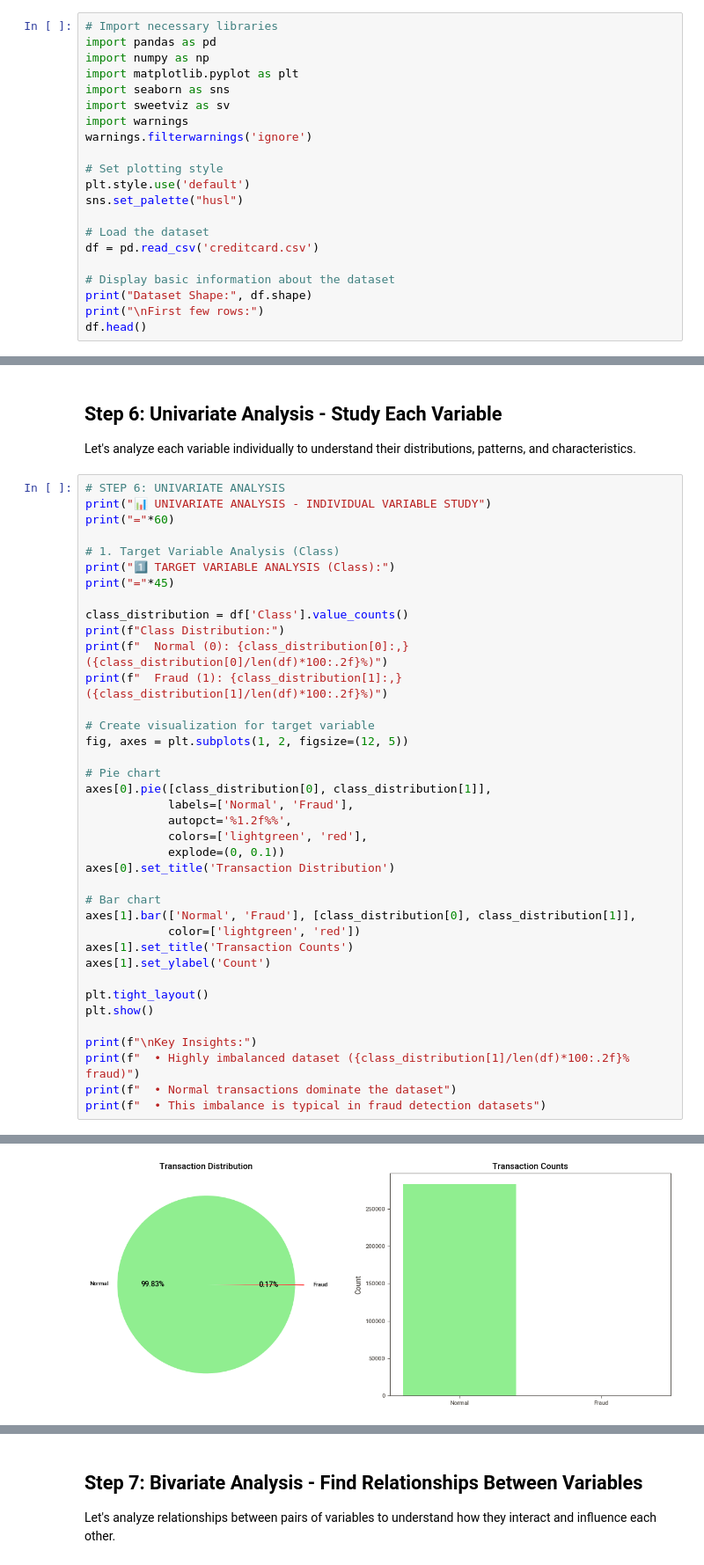
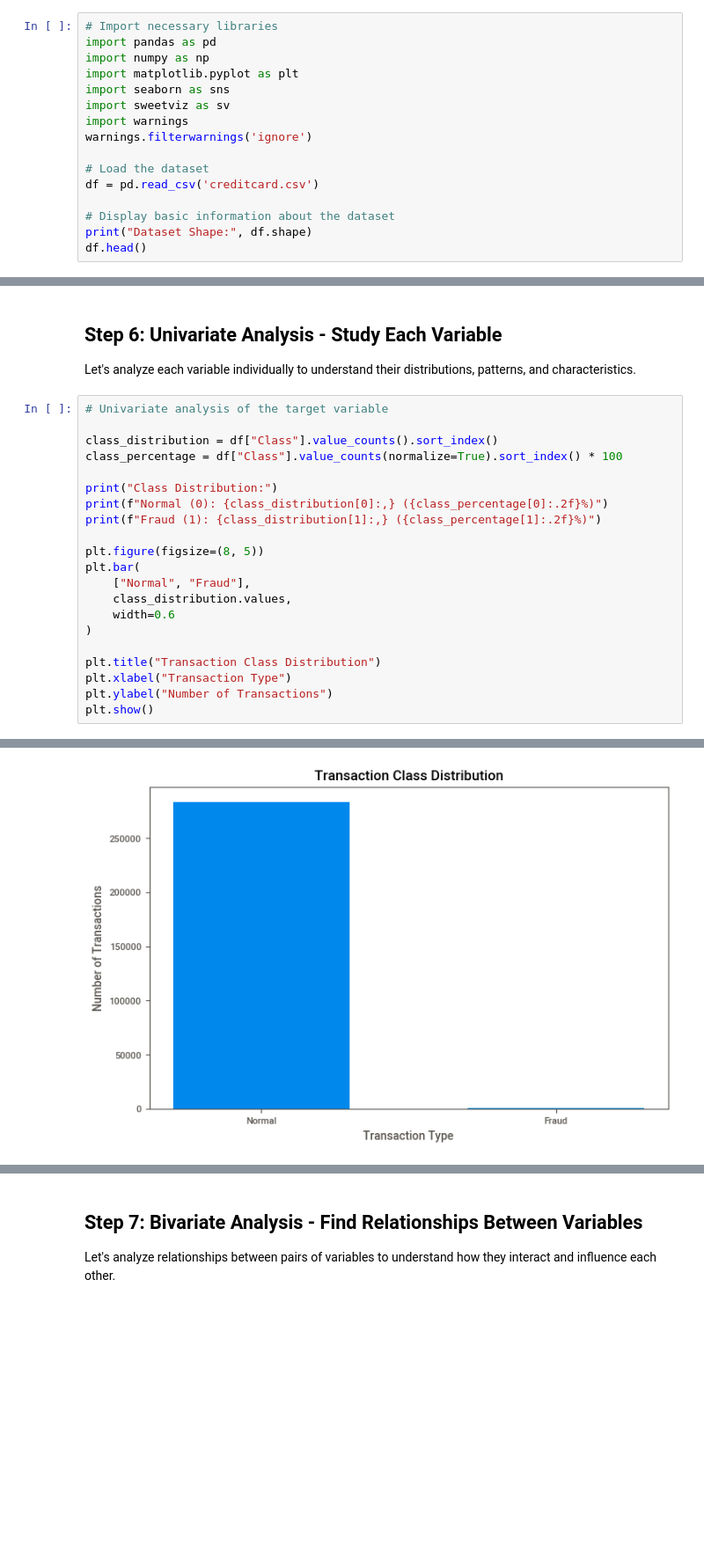
Before and after one commit to Eng-Abdullah-H/credit-card-fraud-eda, a Jupyter notebook: creditcard.ipynb, the cells around one changed output, grey strips where cells are left out. Shown at 88% size. Drawn from its saved outputs; the diff is of its cells as text; blank space fills up the shorter version.

```diff
--- a/creditcard.ipynb
+++ b/creditcard.ipynb
@@ -39,16 +43,11 @@ import sweetviz as sv
 import warnings
 warnings.filterwarnings('ignore')
 
-# Set plotting style
-plt.style.use('default')
-sns.set_palette("husl")
-
 # Load the dataset
 df = pd.read_csv('creditcard.csv')
 
 # Display basic information about the dataset
 print("Dataset Shape:", df.shape)
-print("\nFirst few rows:")
 df.head()
 # %% [output]
 Dataset Shape: (284807, 31)
@@ -643,41 +257,24 @@ print("Dataset is now clean and ready for analysis.")
 
 Let's analyze each variable individually to understand their distributions, patterns, and characteristics.
 # %%
-# STEP 6: UNIVARIATE ANALYSIS
-print("📊 UNIVARIATE ANALYSIS - INDIVIDUAL VARIABLE STUDY")
-print("="*60)
+# Univariate analysis of the target variable
 
-# 1. Target Variable Analysis (Class)
-print("1️⃣ TARGET VARIABLE ANALYSIS (Class):")
-print("="*45)
+class_distribution = df["Class"].value_counts().sort_index()
+class_percentage = df["Class"].value_counts(normalize=True).sort_index() * 100
 
-class_distribution = df['Class'].value_counts()
-print(f"Class Distribution:")
-print(f"  Normal (0): {class_distribution[0]:,} ({class_distribution[0]/len(df)*100:.2f}%)")
-print(f"  Fraud (1): {class_distribution[1]:,} ({class_distribution[1]/len(df)*100:.2f}%)")
+print("Class Distribution:")
+print(f"Normal (0): {class_distribution[0]:,} ({class_percentage[0]:.2f}%)")
+print(f"Fraud (1): {class_distribution[1]:,} ({class_percentage[1]:.2f}%)")
 
-# Create visualization for target variable
-fig, axes = plt.subplots(1, 2, figsize=(12, 5))
+plt.figure(figsize=(8, 5))
+plt.bar(
+    ["Normal", "Fraud"],
+    class_distribution.values,
+    width=0.6
+)
 
-# Pie chart
-axes[0].pie([class_distribution[0], class_distribution[1]],
-            labels=['Normal', 'Fraud'],
-            autopct='%1.2f%%',
-            colors=['lightgreen', 'red'],
-            explode=(0, 0.1))
-axes[0].set_title('Transaction Distribution')
-
-# Bar chart
-axes[1].bar(['Normal', 'Fraud'], [class_distribution[0], class_distribution[1]],
-            color=['lightgreen', 'red'])
-axes[1].set_title('Transaction Counts')
-axes[1].set_ylabel('Count')
-
-plt.tight_layout()
+plt.title("Transaction Class Distribution")
+plt.xlabel("Transaction Type")
+plt.ylabel("Number of Transactions")
 plt.show()
-
-print(f"\nKey Insights:")
-print(f"  • Highly imbalanced dataset ({class_distribution[1]/len(df)*100:.2f}% fraud)")
-print(f"  • Normal transactions dominate the dataset")
-print(f"  • This imbalance is typical in fraud detection datasets")
 # %% [output]
@@ -691 +284 @@ Class Distribution:
-[figure, old version]
+[figure, new version]
```
Also changed, not shown: parts of 38 cells of this notebook, 3 other files.
